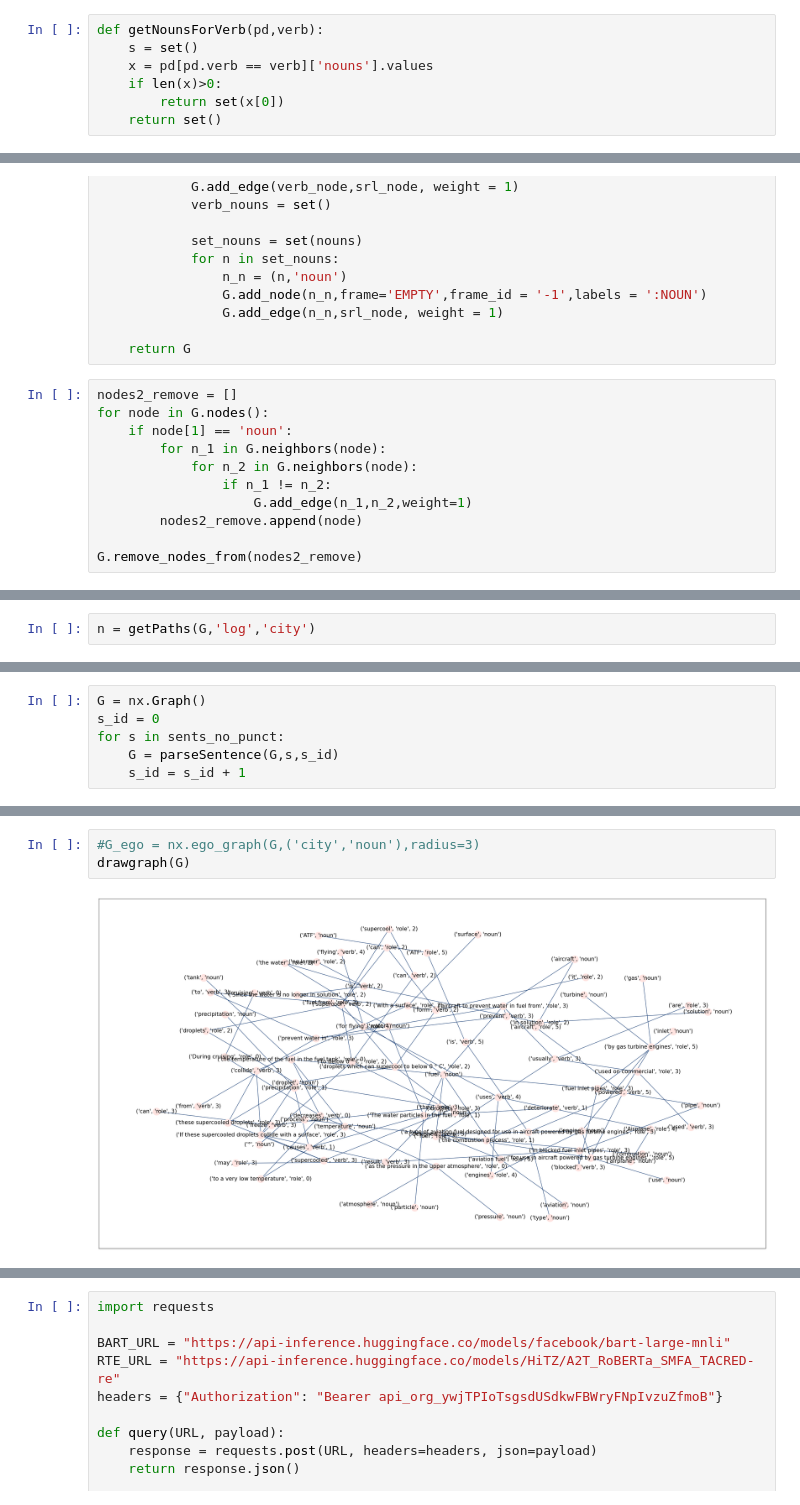
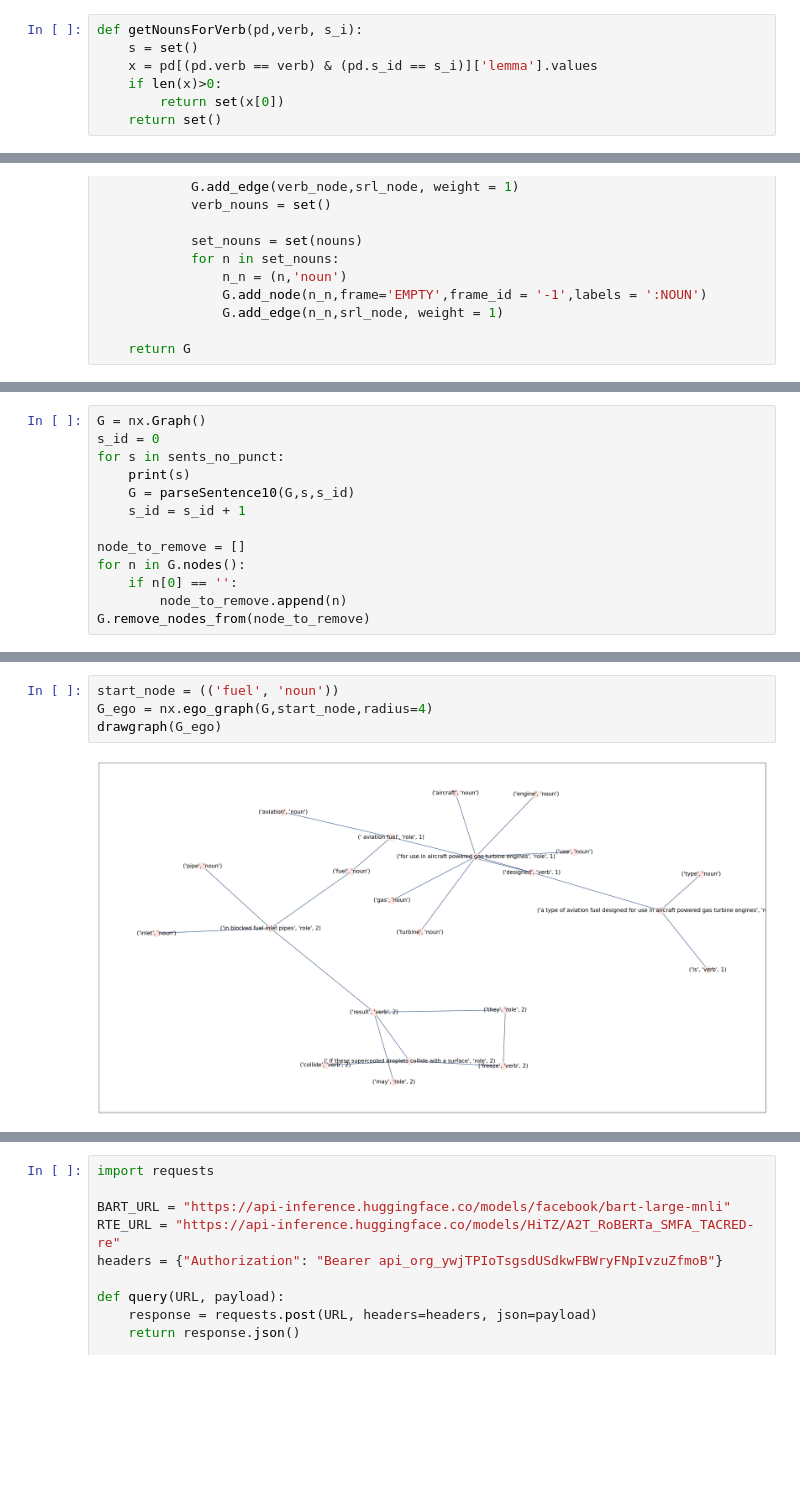
Before and after one commit to mgalusza/srl, a Jupyter notebook: lex_rank.ipynb, the cells around one changed output, grey strips where cells are left out. Drawn from its saved outputs; the diff is of its cells as text; blank space fills up the shorter version.

```diff
--- a/lex_rank.ipynb
+++ b/lex_rank.ipynb
@@ -608,7 +670,7 @@ comb_pd.sample(10)
 # %%
-def getNounsForVerb(pd,verb):
+def getNounsForVerb(pd,verb, s_i):
     s = set()
-    x = pd[pd.verb == verb]['nouns'].values
+    x = pd[(pd.verb == verb) & (pd.s_id == s_i)]['lemma'].values
     if len(x)>0:
         return set(x[0])
     return set()
@@ -796,14 +857,3 @@ def parseSentence5(G,sent,s_id):
                 G.add_edge(n_n,srl_node, weight = 1)
 
     return G
-# %%
-nodes2_remove = []
-for node in G.nodes():
-    if node[1] == 'noun':
-        for n_1 in G.neighbors(node):
-            for n_2 in G.neighbors(node):
-                if n_1 != n_2:
-                    G.add_edge(n_1,n_2,weight=1)
-        nodes2_remove.append(node)
-
-G.remove_nodes_from(nodes2_remove)
@@ -834,2 +859,0 @@ def getPaths(G, src_noun, dst_noun):
-# %%
-n = getPaths(G,'log','city')
@@ -837,6 +1002,13 @@ n = getPaths(G,'log','city')
 G = nx.Graph()
 s_id = 0
 for s in sents_no_punct:
-    G = parseSentence(G,s,s_id)
+    print(s)
+    G = parseSentence10(G,s,s_id)
     s_id = s_id + 1
+
+node_to_remove = []
+for n in G.nodes():
+    if n[0] == '':
+        node_to_remove.append(n)
+G.remove_nodes_from(node_to_remove)
 # %% [output]
@@ -860,5 +1032,6 @@ verb
 # %%
-#G_ego = nx.ego_graph(G,('city','noun'),radius=3)
-drawgraph(G)
+start_node = (('fuel', 'noun'))
+G_ego = nx.ego_graph(G,start_node,radius=4)
+drawgraph(G_ego)
 # %% [output]
-[figure, old version]
+[figure, new version]
```
Also changed, not shown: parts of 202 cells of this notebook, 17 other files.
